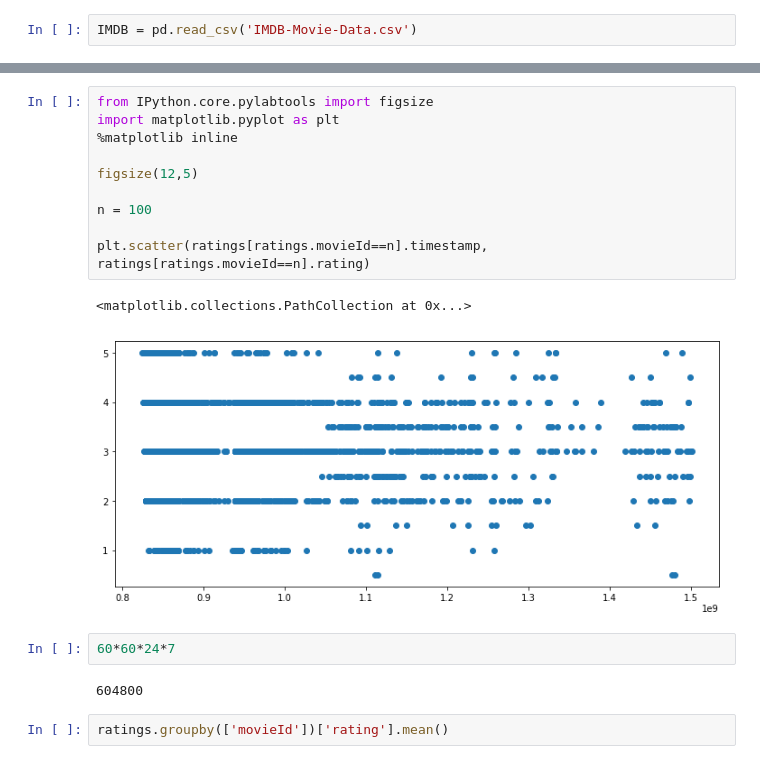
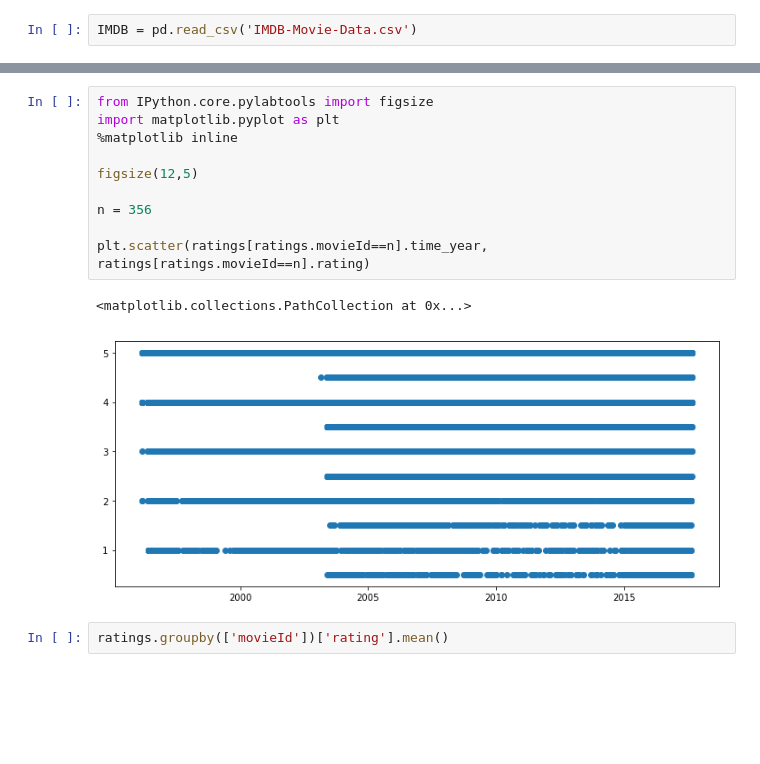
Before and after one commit to gci-team4/movie_yoshida, a Jupyter notebook: MovieLens.ipynb, the cells around one changed output, grey strips where cells are left out. Cells and saved outputs as stored; diff of their text form; blank space fills up the shorter version.

```diff
--- a/MovieLens.ipynb
+++ b/MovieLens.ipynb
@@ -90,20 +92,16 @@ IMDB.head()
 # %%
 from IPython.core.pylabtools import figsize
 import matplotlib.pyplot as plt
 %matplotlib inline
 
 figsize(12,5)
 
-n = 100
+n = 356
 
-plt.scatter(ratings[ratings.movieId==n].timestamp, ratings[ratings.movieId==n].rating)
+plt.scatter(ratings[ratings.movieId==n].time_year, ratings[ratings.movieId==n].rating)
 # %% [output]
 <matplotlib.collections.PathCollection at 0x...>
-[figure, old version]
+[figure, new version]
-# %%
-60*60*24*7
-# %% [output]
-604800
 # %%
 ratings.groupby(['movieId'])['rating'].mean()
 # %% [output]
```
Also changed, not shown: parts of 23 cells of this notebook.
